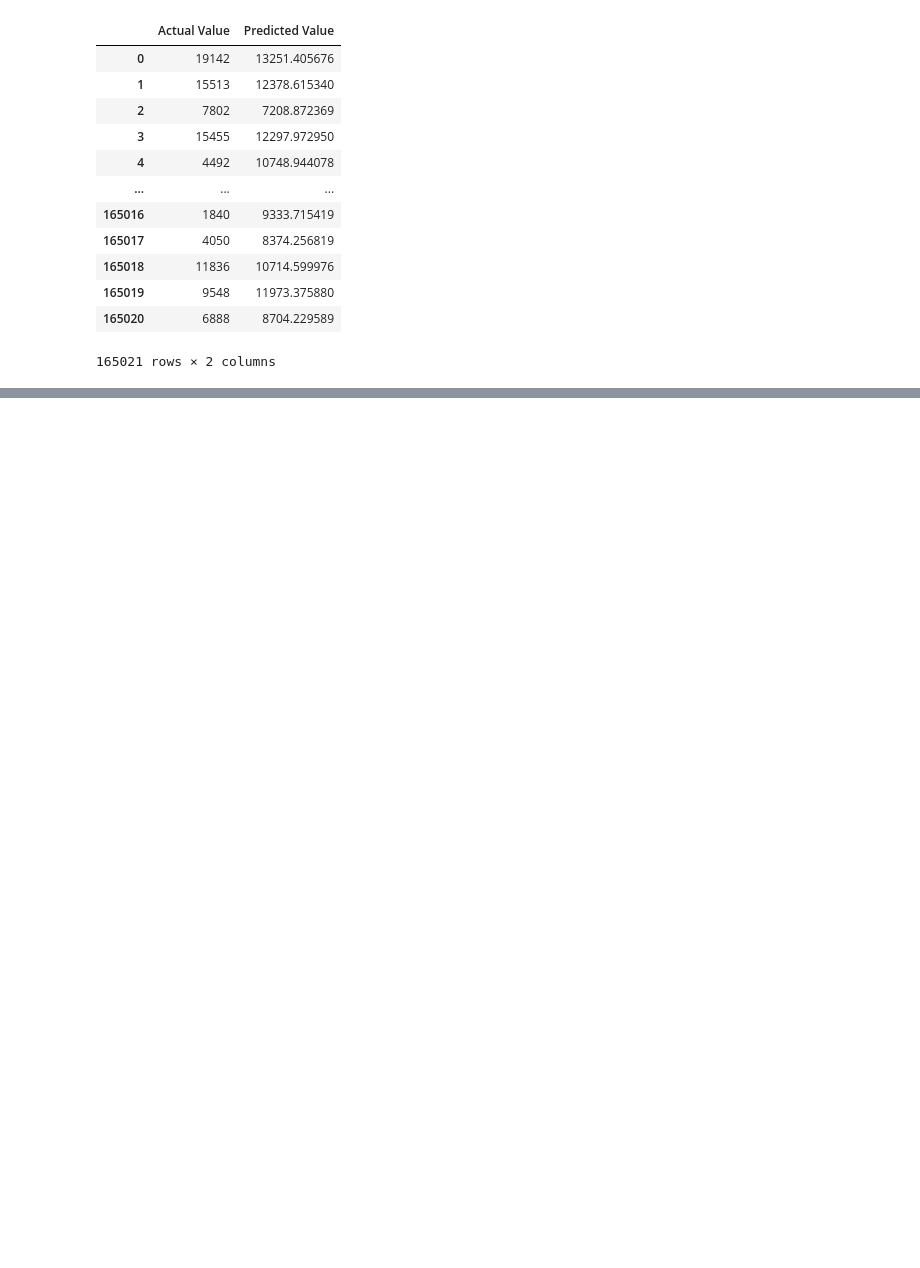
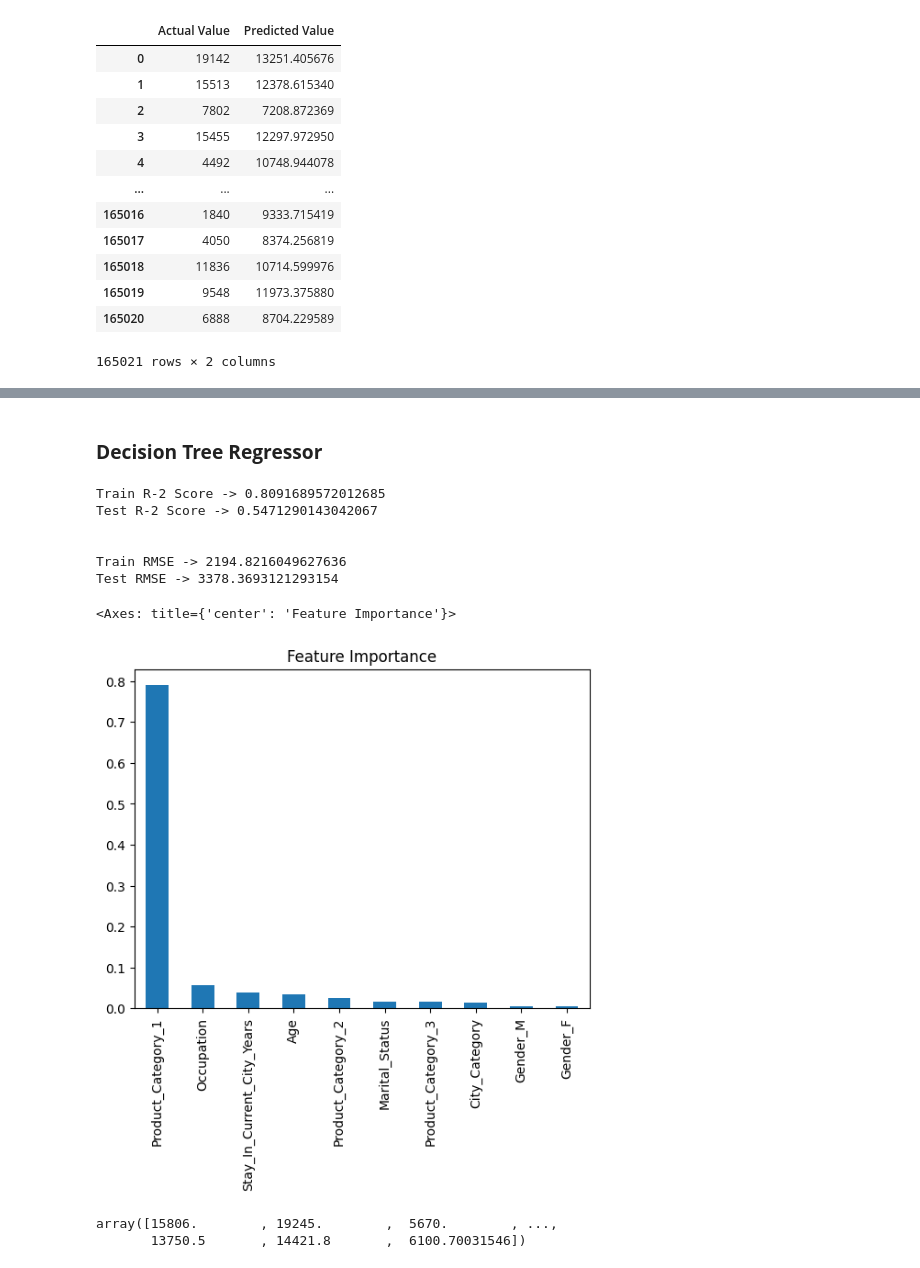
Before and after one commit to ManojDarshanR/Black-Friday-Sales-Prediction, a Jupyter notebook: BlackFridayDataAnalytics.ipynb, the cells around one changed output, grey strips where cells are left out. Saved outputs shown, nothing was run; the diff lists cells and outputs as text; code cells hidden in the pictures; blank space fills up the shorter version.

```diff
--- a/BlackFridayDataAnalytics.ipynb
+++ b/BlackFridayDataAnalytics.ipynb
@@ -271,0 +352,23 @@ df
+# %% [markdown]
+### **Decision Tree Regressor**
+# %%
+from sklearn.tree import DecisionTreeRegressor
+DTreg = DecisionTreeRegressor()
+train_and_evaluate(DTreg,X_train,y_train,X_test,y_test)
+features = pd.Series(DTreg.feature_importances_, X.columns).sort_values(ascending=False)
+features.plot(kind='bar', title='Feature Importance')
+# %% [output]
+Train R-2 Score -> 0.8091689572012685
+Test R-2 Score -> 0.5471290143042067
+
+
+Train RMSE -> 2194.8216049627636
+Test RMSE -> 3378.3693121293154
+<Axes: title={'center': 'Feature Importance'}>
+[figure, added]
+# %%
+DTreg_y_pred=DTreg.predict(X_test)
+DTreg_y_pred
+# %% [output]
+array([15806.        , 19245.        ,  5670.        , ...,
+       13750.5       , 14421.8       ,  6100.70031546])
```
Also changed, not shown: parts of 31 cells of this notebook.
